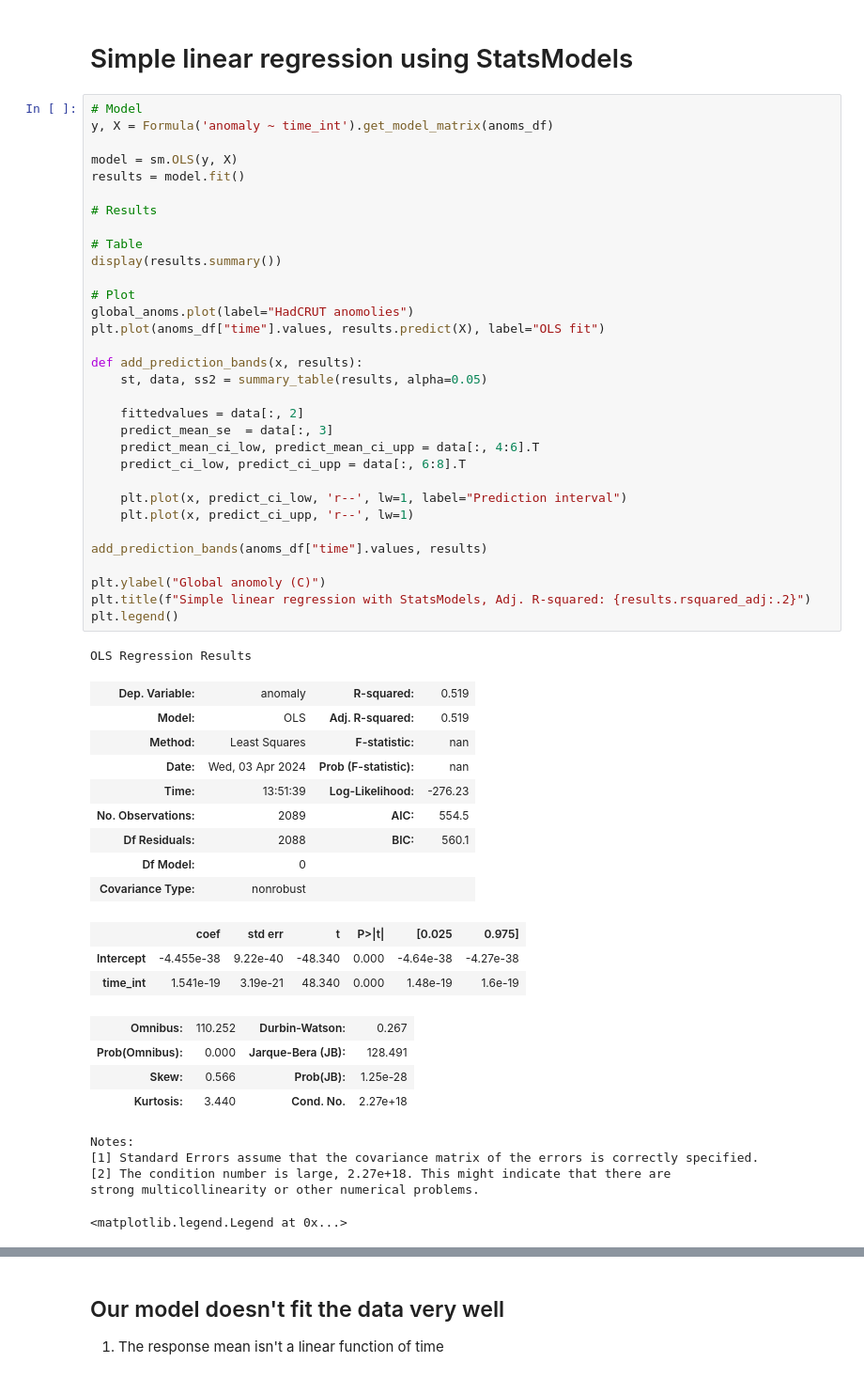
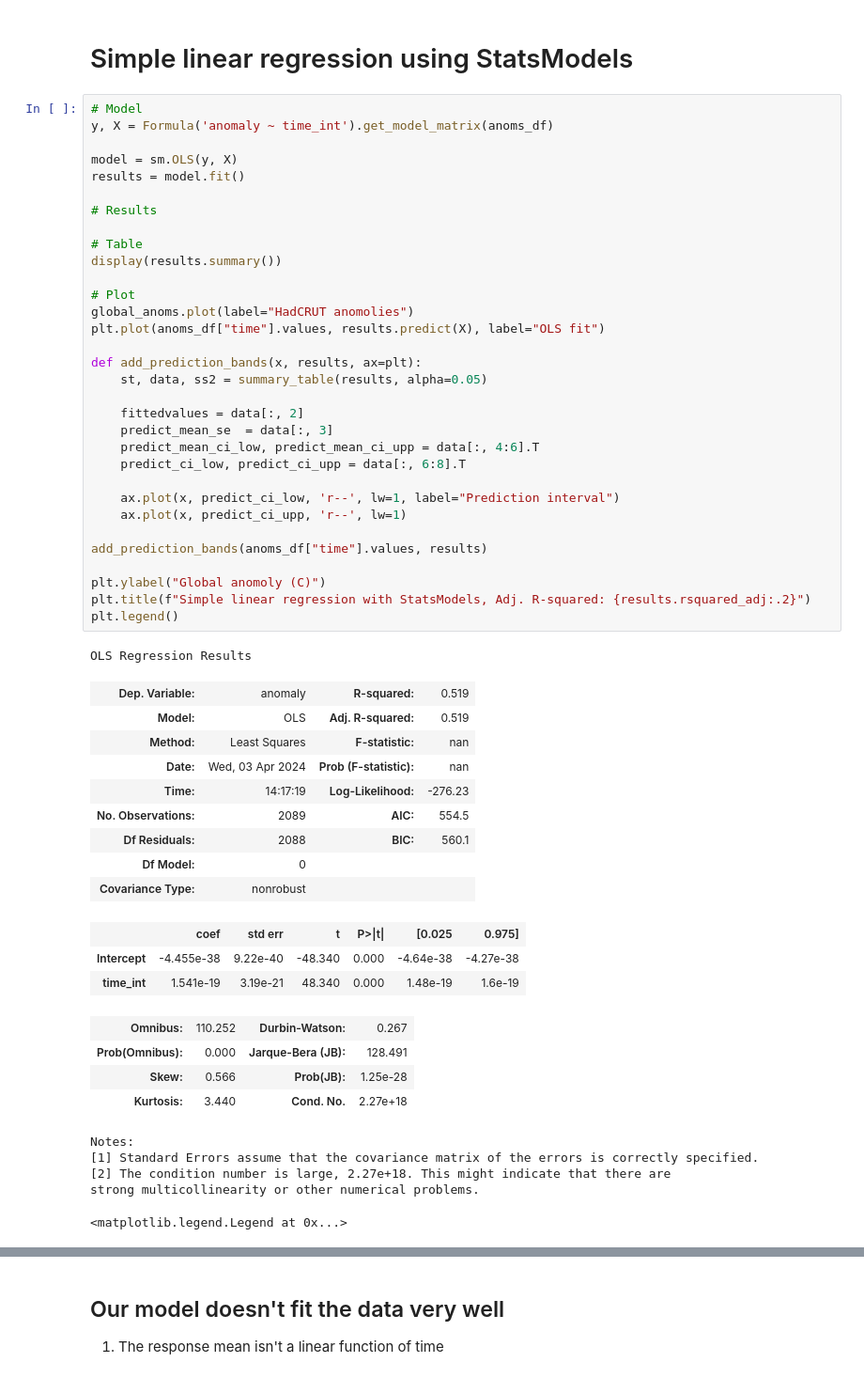
Before and after one commit to AndrewLngdn/hc_analysis, a Jupyter notebook: linear_regression.ipynb, the cells around one changed output, grey strips where cells are left out. Shown at 94% size. Cells and saved outputs as stored; diff of their text form.

```diff
--- a/linear_regression.ipynb
+++ b/linear_regression.ipynb
@@ -57,37 +57,37 @@ model = sm.OLS(y, X)
 results = model.fit()
 
 # Results
 
 # Table
 display(results.summary())
 
 # Plot
 global_anoms.plot(label="HadCRUT anomolies")
 plt.plot(anoms_df["time"].values, results.predict(X), label="OLS fit")
 
-def add_prediction_bands(x, results):
+def add_prediction_bands(x, results, ax=plt):
     st, data, ss2 = summary_table(results, alpha=0.05)
 
     fittedvalues = data[:, 2]
     predict_mean_se  = data[:, 3]
     predict_mean_ci_low, predict_mean_ci_upp = data[:, 4:6].T
     predict_ci_low, predict_ci_upp = data[:, 6:8].T
 
-    plt.plot(x, predict_ci_low, 'r--', lw=1, label="Prediction interval")
-    plt.plot(x, predict_ci_upp, 'r--', lw=1)
+    ax.plot(x, predict_ci_low, 'r--', lw=1, label="Prediction interval")
+    ax.plot(x, predict_ci_upp, 'r--', lw=1)
 
 add_prediction_bands(anoms_df["time"].values, results)
 
 plt.ylabel("Global anomoly (C)")
 plt.title(f"Simple linear regression with StatsModels, Adj. R-squared: {results.rsquared_adj:.2}")
 plt.legend()
 # %% [output]
 OLS Regression Results
 | Dep. Variable: | anomaly | R-squared: | 0.519 |
 | Model: | OLS | Adj. R-squared: | 0.519 |
 | Method: | Least Squares | F-statistic: | nan |
 | Date: | Wed, 03 Apr 2024 | Prob (F-statistic): | nan |
-| Time: | 13:51:39 | Log-Likelihood: | -276.23 |
+| Time: | 14:17:19 | Log-Likelihood: | -276.23 |
 | No. Observations: | 2089 | AIC: | 554.5 |
 | Df Residuals: | 2088 | BIC: | 560.1 |
 | Df Model: | 0 |  |  |
```
Also changed, not shown: parts of 4 cells of this notebook.
